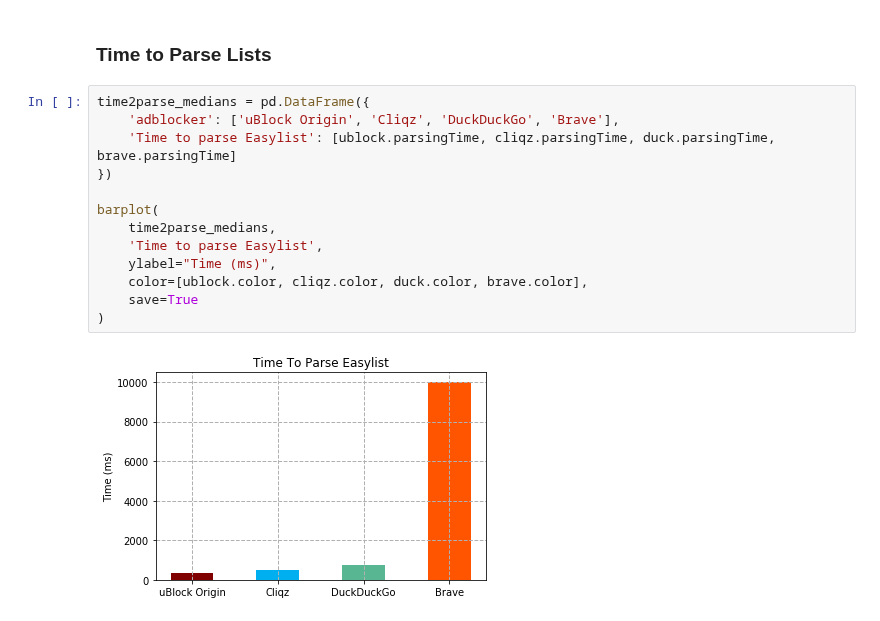
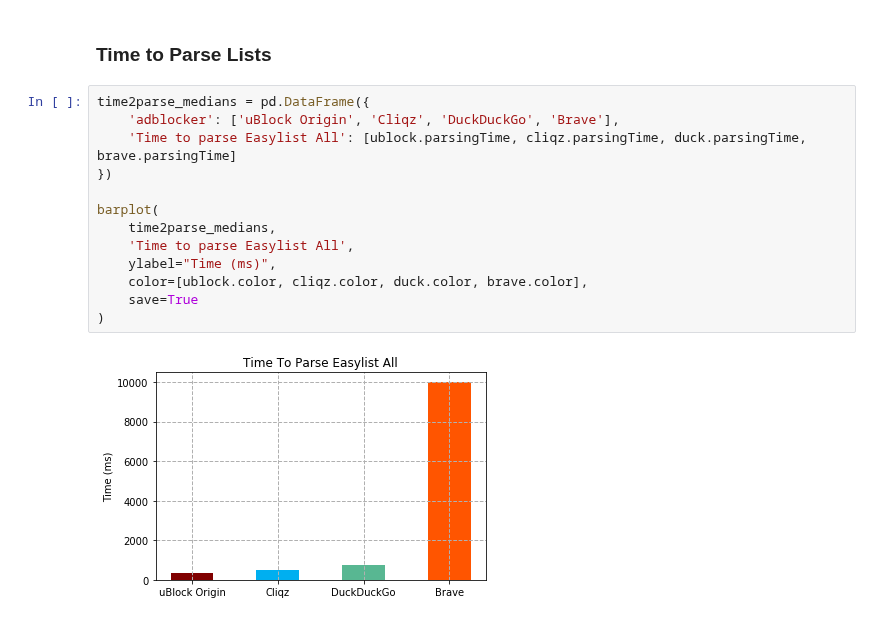
Before and after one commit to ghostery/adblocker, a Jupyter notebook: bench/comparison/comparing_adblockers.ipynb, the cells around one changed output. Cells and saved outputs as stored; diff of their text form.

```diff
--- a/bench/comparison/comparing_adblockers.ipynb
+++ b/bench/comparison/comparing_adblockers.ipynb
@@ -302,15 +302,15 @@ barplot(
 # %%
 time2parse_medians = pd.DataFrame({
     'adblocker': ['uBlock Origin', 'Cliqz', 'DuckDuckGo', 'Brave'],
-    'Time to parse Easylist': [ublock.parsingTime, cliqz.parsingTime, duck.parsingTime, brave.parsingTime]
+    'Time to parse Easylist All': [ublock.parsingTime, cliqz.parsingTime, duck.parsingTime, brave.parsingTime]
 })
 
 barplot(
     time2parse_medians,
-    'Time to parse Easylist',
+    'Time to parse Easylist All',
     ylabel="Time (ms)",
     color=[ublock.color, cliqz.color, duck.color, brave.color],
     save=True
 )
 # %% [output]
-[figure, old version]
+[figure, new version]
```
Also changed, not shown: parts of 1 cell of this notebook, 15 other files.
